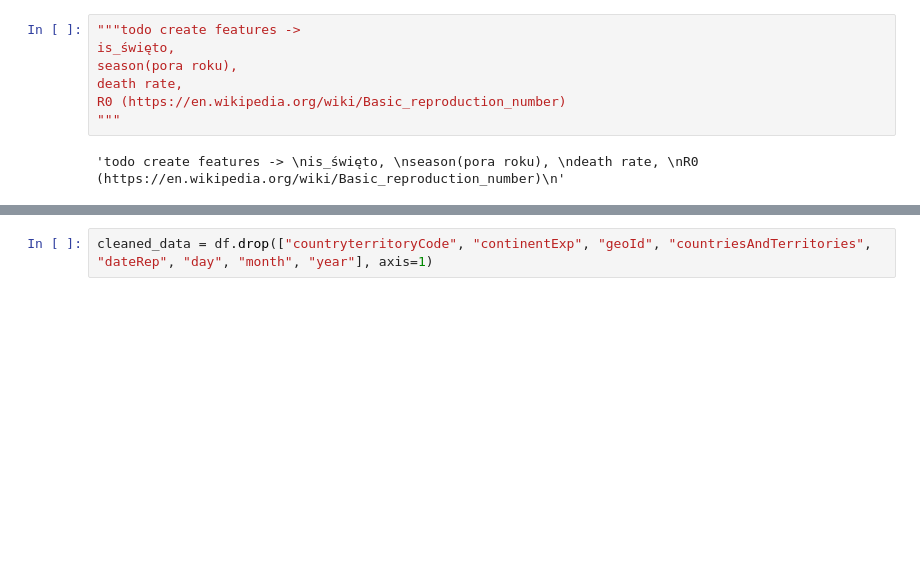
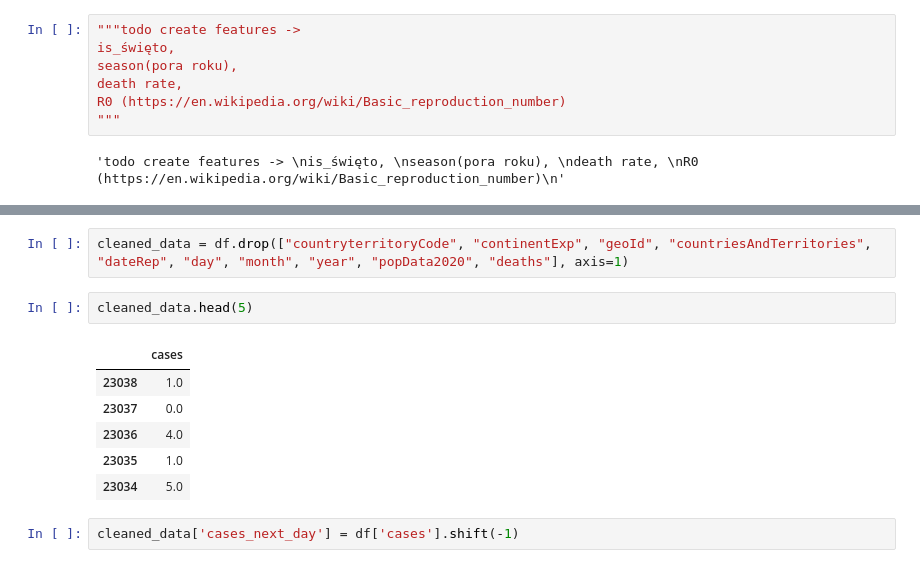
Before and after one commit to jprusakiewicz/Covid19_Prediction, a Jupyter notebook: notebooks/1_preprocess_data.ipynb, the cells around one changed output, grey strips where cells are left out. Cells and saved outputs as stored; diff of their text form; blank space fills up the shorter version.

```diff
--- a/notebooks/1_preprocess_data.ipynb
+++ b/notebooks/1_preprocess_data.ipynb
@@ -42,5 +59,16 @@ df = df[df["countryterritoryCode"] == "POL"].sort_values("dateRep")
 # %%
-cleaned_data = df.drop(["countryterritoryCode", "continentExp", "geoId", "countriesAndTerritories", "dateRep", "day", "month", "year"], axis=1)
+cleaned_data = df.drop(["countryterritoryCode", "continentExp", "geoId", "countriesAndTerritories", "dateRep", "day", "month", "year", "popData2020", "deaths"], axis=1)
+# %%
+cleaned_data.head(5)
+# %% [output]
+|  | cases |
+| 23038 | 1.0 |
+| 23037 | 0.0 |
+| 23036 | 4.0 |
+| 23035 | 1.0 |
+| 23034 | 5.0 |
+# %%
+cleaned_data['cases_next_day'] = df['cases'].shift(-1)
 # %%
 cleaned_data.head()
 # %% [output]
```
Also changed, not shown: parts of 33 cells of this notebook, 12 other files.
